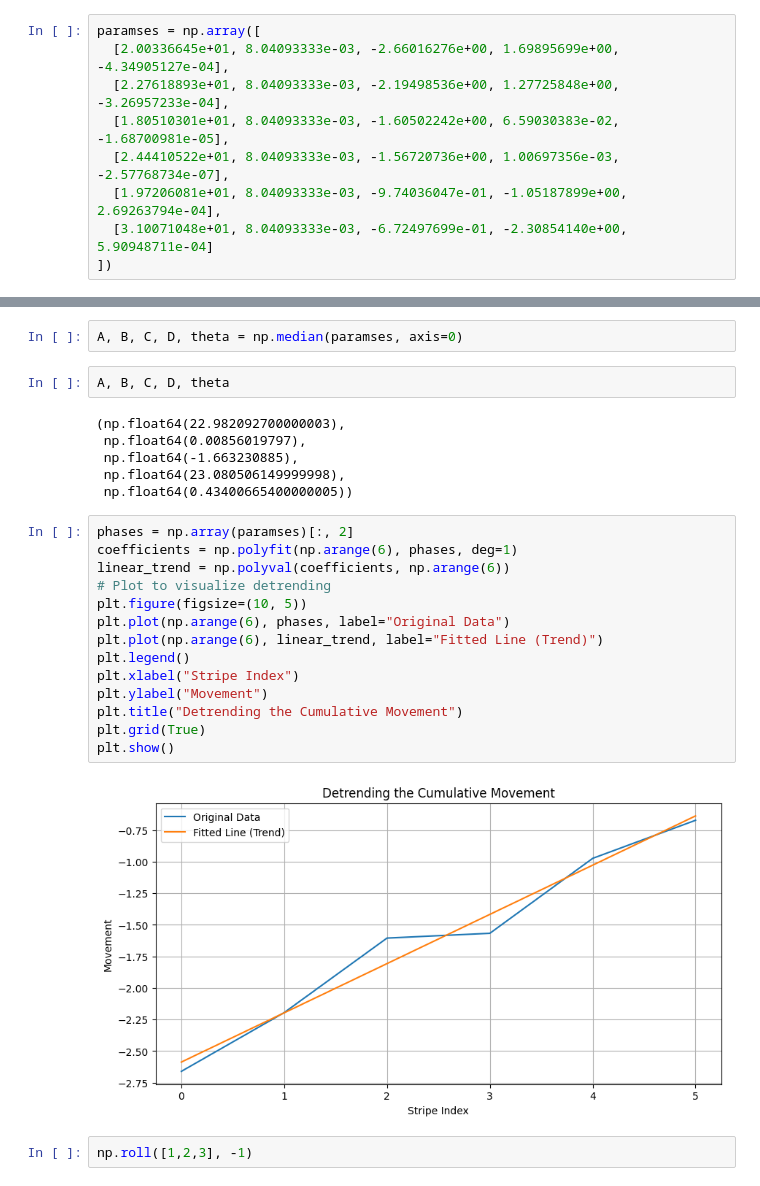
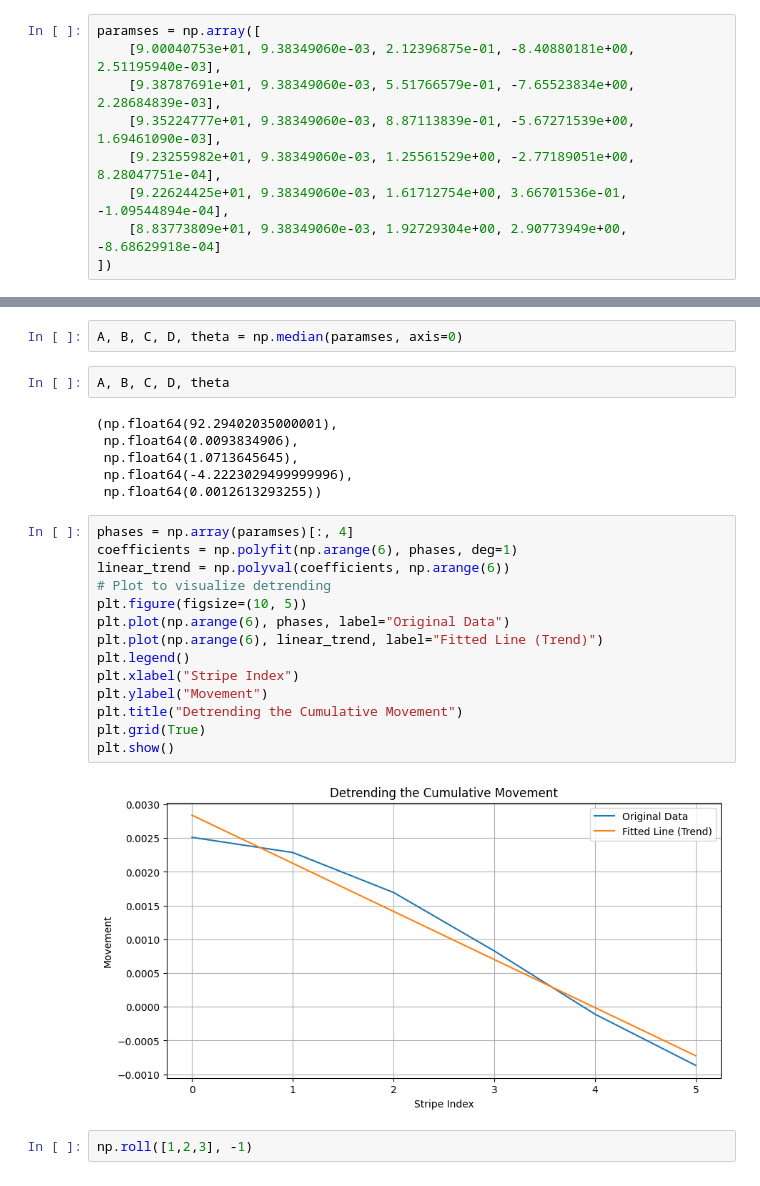
Before and after one commit to research-centre-rez/zavity, a Jupyter notebook: notebooks/07_oio_sin_reverse.ipynb, the cells around one changed output, grey strips where cells are left out. Saved outputs shown, nothing was run; the diff lists cells and outputs as text.

```diff
--- a/notebooks/07_oio_sin_reverse.ipynb
+++ b/notebooks/07_oio_sin_reverse.ipynb
@@ -209,12 +209,12 @@ Amplitude: 20.291886057415525, Frequency: 0.008040933333989744, Phase: -2.653240
 [figure]
 # %%
 paramses = np.array([
-  [2.00336645e+01, 8.04093333e-03, -2.66016276e+00, 1.69895699e+00, -4.34905127e-04],
-  [2.27618893e+01, 8.04093333e-03, -2.19498536e+00, 1.27725848e+00, -3.26957233e-04],
-  [1.80510301e+01, 8.04093333e-03, -1.60502242e+00, 6.59030383e-02, -1.68700981e-05],
-  [2.44410522e+01, 8.04093333e-03, -1.56720736e+00, 1.00697356e-03, -2.57768734e-07],
-  [1.97206081e+01, 8.04093333e-03, -9.74036047e-01, -1.05187899e+00, 2.69263794e-04],
-  [3.10071048e+01, 8.04093333e-03, -6.72497699e-01, -2.30854140e+00, 5.90948711e-04]
+    [9.00040753e+01, 9.38349060e-03, 2.12396875e-01, -8.40880181e+00, 2.51195940e-03],
+    [9.38787691e+01, 9.38349060e-03, 5.51766579e-01, -7.65523834e+00, 2.28684839e-03],
+    [9.35224777e+01, 9.38349060e-03, 8.87113839e-01, -5.67271539e+00, 1.69461090e-03],
+    [9.23255982e+01, 9.38349060e-03, 1.25561529e+00, -2.77189051e+00, 8.28047751e-04],
+    [9.22624425e+01, 9.38349060e-03, 1.61712754e+00, 3.66701536e-01, -1.09544894e-04],
+    [8.83773809e+01, 9.38349060e-03, 1.92729304e+00, 2.90773949e+00, -8.68629918e-04]
 ])
 # %%
 # Separate odd and even indexed rows
@@ -237,27 +237,27 @@ A, B, C, D, theta = np.median(paramses, axis=0)
 # %%
 A, B, C, D, theta
 # %% [output]
-(np.float64(22.982092700000003),
- np.float64(0.00856019797),
- np.float64(-1.663230885),
- np.float64(23.080506149999998),
- np.float64(0.43400665400000005))
+(np.float64(92.29402035000001),
+ np.float64(0.0093834906),
+ np.float64(1.0713645645),
+ np.float64(-4.2223029499999996),
+ np.float64(0.0012613293255))
 # %%
-phases = np.array(paramses)[:, 2]
+phases = np.array(paramses)[:, 4]
 coefficients = np.polyfit(np.arange(6), phases, deg=1)
 linear_trend = np.polyval(coefficients, np.arange(6))
 # Plot to visualize detrending
 plt.figure(figsize=(10, 5))
 plt.plot(np.arange(6), phases, label="Original Data")
 plt.plot(np.arange(6), linear_trend, label="Fitted Line (Trend)")
 plt.legend()
 plt.xlabel("Stripe Index")
 plt.ylabel("Movement")
 plt.title("Detrending the Cumulative Movement")
 plt.grid(True)
 plt.show()
 # %% [output]
-[figure, old version]
+[figure, new version]
 # %%
 np.roll([1,2,3], -1)
 # %% [output]
```
Also changed, not shown: 7 other files.
